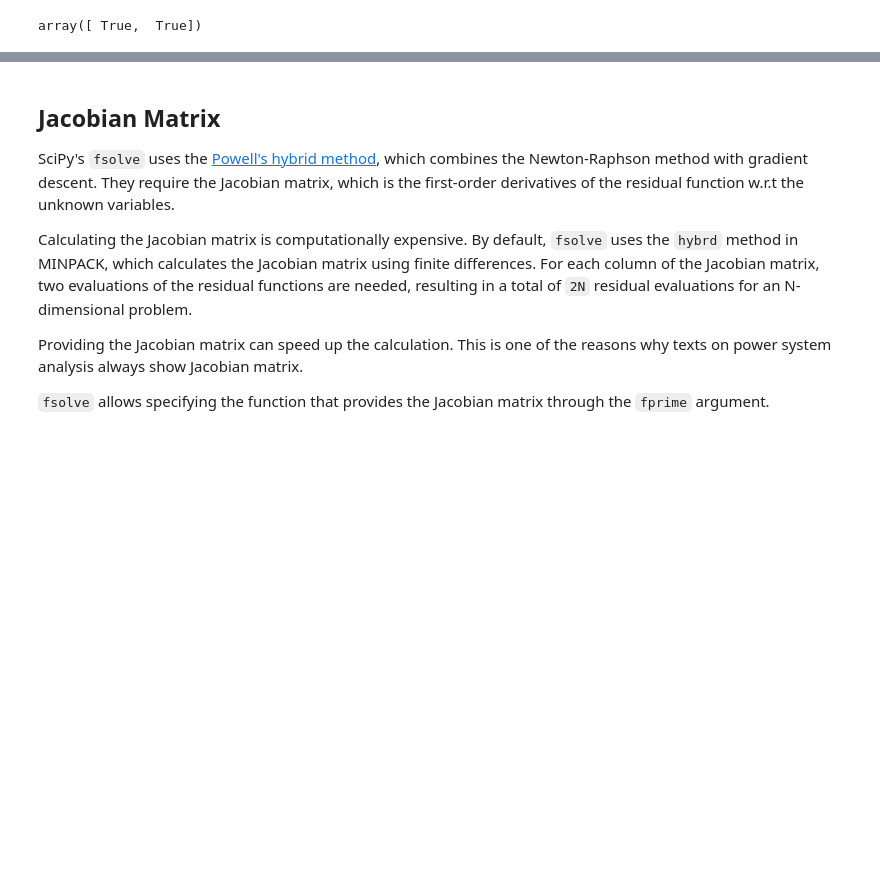
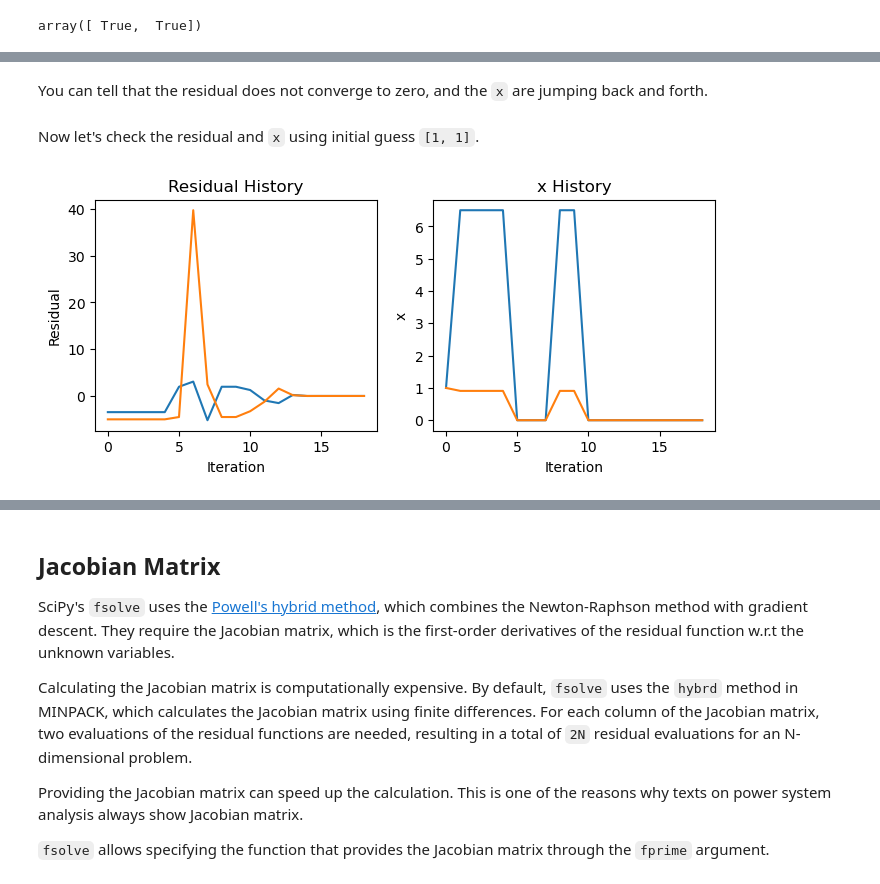
Before and after one commit to PowerCyberTraining/powercybertraining.github.io, a Jupyter notebook: pct/modules/04/nonlinear-equations.ipynb, the cells around one changed output, grey strips where cells are left out. Cells and saved outputs as stored; diff of their text form; code cells hidden in the pictures; blank space fills up the shorter version.

```diff
--- a/pct/modules/04/nonlinear-equations.ipynb
+++ b/pct/modules/04/nonlinear-equations.ipynb
@@ -65,0 +169,14 @@ array([ True,  True])
+# %% [markdown]
+You can tell that the residual does not converge to zero, and the `x` are
+jumping back and forth.
+# %% [markdown]
+Now let's check the residual and `x` using initial guess `[1, 1]`.
+# %%
+# don't forget to reset the history
+residual_history = []
+x_history = []
+
+sol = fsolve(residual_with_history, [1, 1])
+plot_history(residual_history, x_history)
+# %% [output]
+[figure, added]
```
Also changed, not shown: parts of 32 cells of this notebook.
